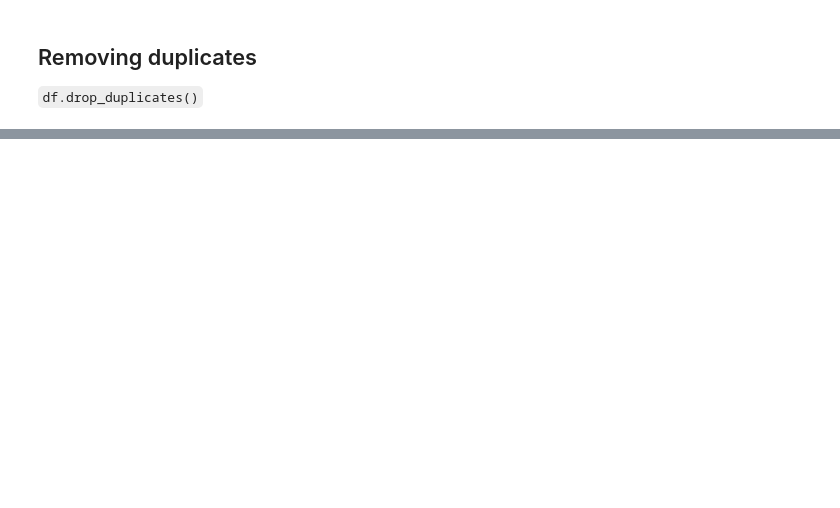
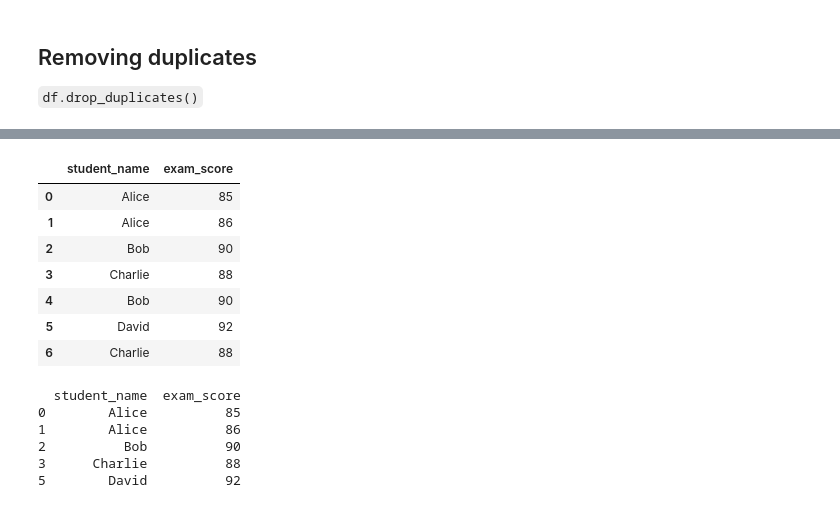
Before and after one commit to jieshu-wang-SBU/EST389_371_2026_spring, a Jupyter notebook: lectures/05-data_cleaning/05-03_duplicates.ipynb, the cells around one changed output, grey strips where cells are left out. Saved outputs shown, nothing was run; the diff lists cells and outputs as text; code cells hidden in the pictures; blank space fills up the shorter version.

```diff
--- a/lectures/05-data_cleaning/05-03_duplicates.ipynb
+++ b/lectures/05-data_cleaning/05-03_duplicates.ipynb
@@ -52,0 +80,27 @@ print(tmp_df)
+# %%
+# If you wanted to drop the duplicates from the original dataframe, there are two options:
+# (1) you can assign the cleaned df to the original df variable name, or
+# (2) you can simply call df.drop_duplicates(inplace=True)
+
+tmp_df = df.copy()
+tmp_df
+# %% [output]
+|  | student_name | exam_score |
+| 0 | Alice | 85 |
+| 1 | Alice | 86 |
+| 2 | Bob | 90 |
+| 3 | Charlie | 88 |
+| 4 | Bob | 90 |
+| 5 | David | 92 |
+| 6 | Charlie | 88 |
+# %%
+
+tmp_df.drop_duplicates(inplace=True)
+print(tmp_df)
+# %% [output]
+  student_name  exam_score
+0        Alice          85
+1        Alice          86
+2          Bob          90
+3      Charlie          88
+5        David          92
```
Also changed, not shown: parts of 6 cells of this notebook, 4 other files.
